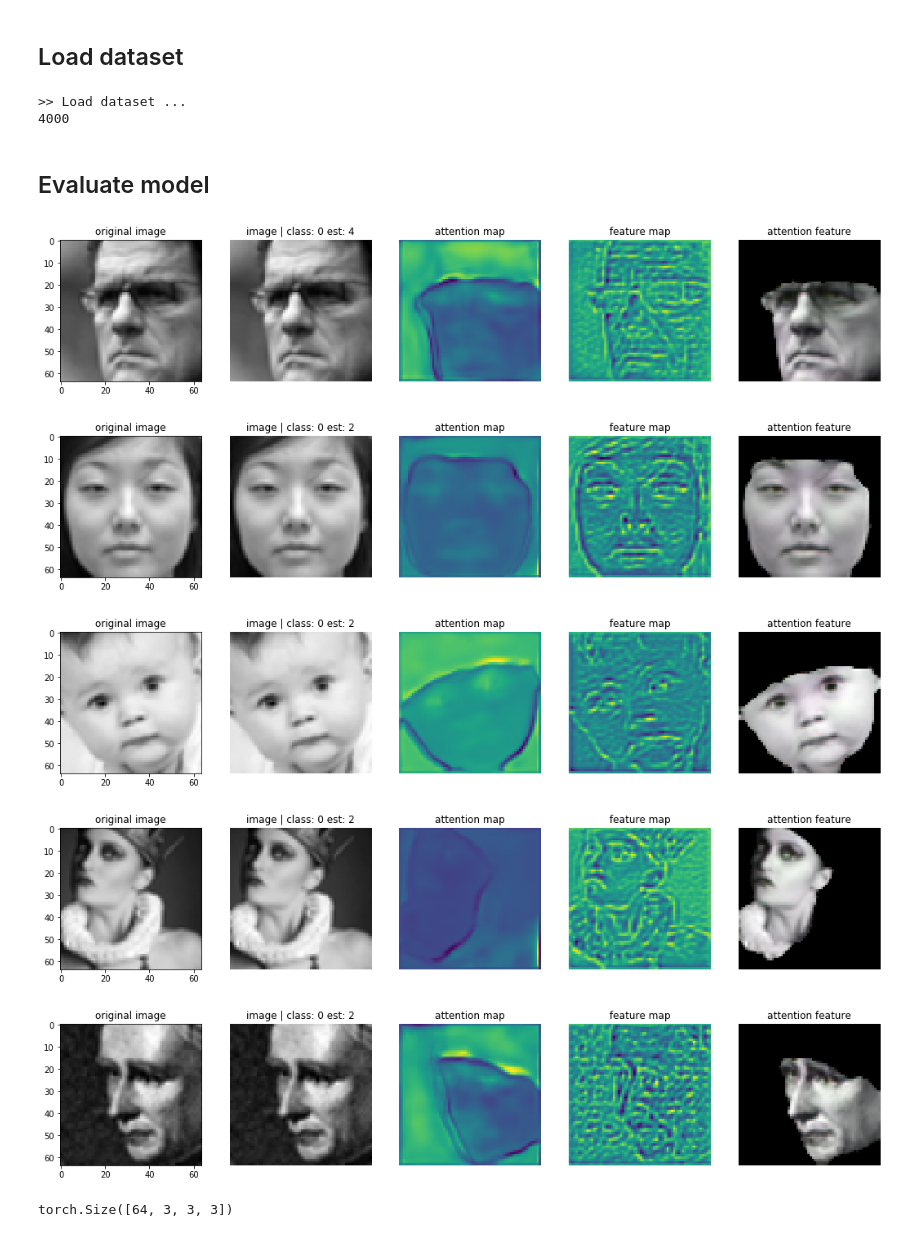
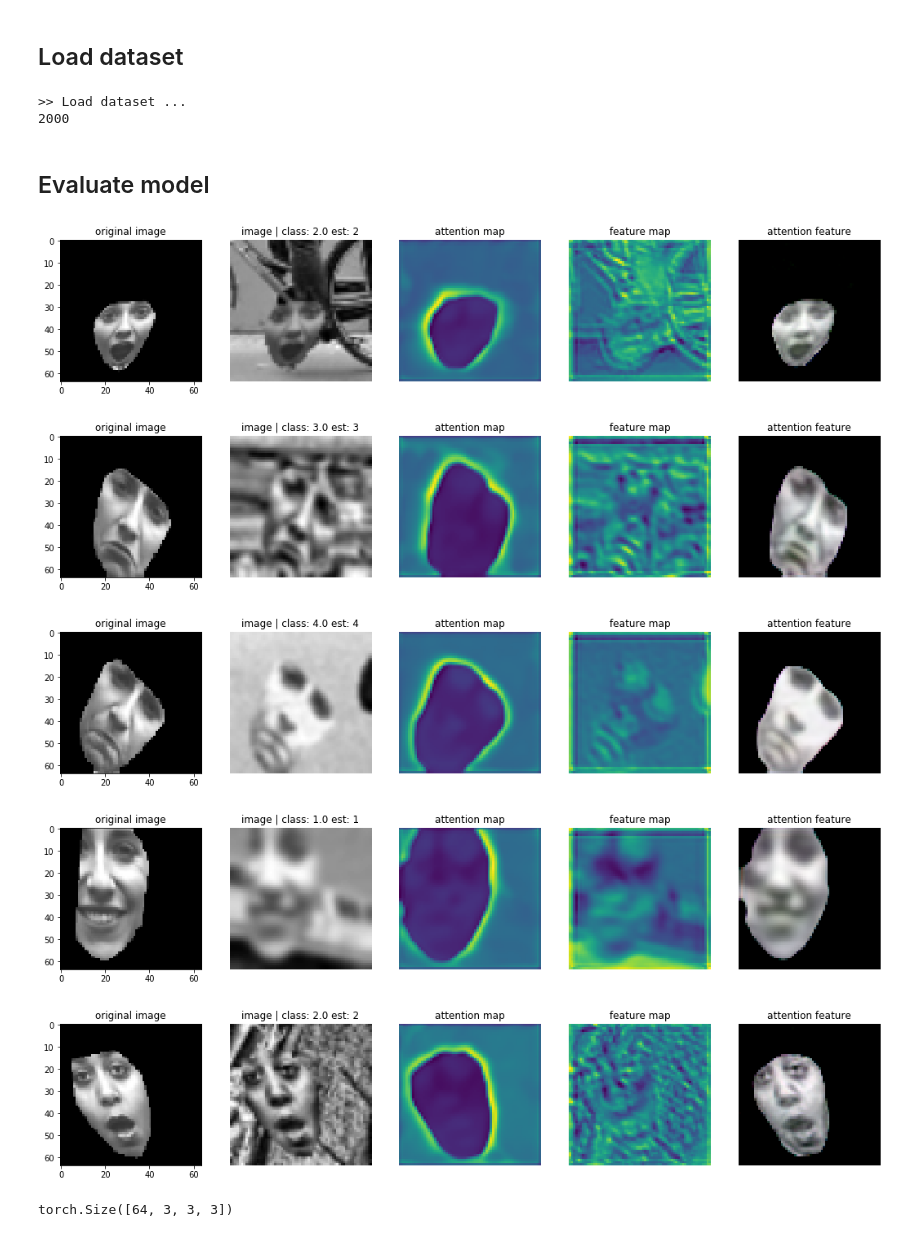
Before and after one commit to pedrodiamel/ferattention, a Jupyter notebook: books/eval_baseline.ipynb, the cells around one changed output. Drawn from its saved outputs; the diff is of its cells as text; code cells hidden in the pictures.

```diff
--- a/books/eval_baseline.ipynb
+++ b/books/eval_baseline.ipynb
@@ -36,8 +43,8 @@ att_attnet_ferattention_attloss_adam_jaffedark_dim64_preactresnet18x32_fold0_000
 # %%
 project          = '../out/attnet'
-name             = 'att_attnet_ferattention_attloss_adam_affectnetdark_dim64_preactresnet18x32_fold0_000'
+name             = 'att_attnet_ferattention_attloss_adam_ckdark_dim64_resnet18x32_fold0_000'
 pathnamedataset  = '~/.datasets'
-pathmodel        = os.path.join( project, name, 'models/chk000110.pth.tar' ) #model_best, chk000120
+pathmodel        = os.path.join( project, name, 'models/model_best.pth.tar' ) #model_best, chk000120
 pathproject      = os.path.join( project, name )
 batch_size       = 2
 workers          = 1
@@ -72,11 +79,11 @@ if net.load( pathmodel ) is not True:
 # %%
 # Load dataset
 print('>> Load dataset ...')
-namedataset = FactoryDataset.affect
+namedataset = FactoryDataset.ckdark
 subset = FactoryDataset.validation
 imagesize=64
-idenselect=[] #np.arange(10)
-breal=True
+idenselect=np.arange(10)
+breal=False
 
 if breal:
 
@@ -90,18 +97,18 @@ if breal:
             download=True
         ),
         num_channels=3,
-    #     transform=get_transforms_det( imsize ),
-        transform=transforms.Compose([
-                #mtrans.ToPad(h_pad=5,w_pad=5),
-                mtrans.ToResize( (imagesize, imagesize), resize_mode='square' ),
-                #mtrans.ToRandomTransform(mtrans.ToGaussianNoise( sigma=0.1 ), prob=1.0 ),
-                #mtrans.RandomCrop( (255,255), limit=50, padding_mode=cv2.BORDER_CONSTANT  ),
-                #mtrans.ToResizeUNetFoV(imsize, cv2.BORDER_REFLECT_101),
-                mtrans.ToGrayscale(),
-                mtrans.ToTensor(),
-                #mtrans.ToMeanNormalization( mean=[0.485, 0.456, 0.406], std=[0.229, 0.224, 0.225] )
-                mtrans.ToNormalization(),
-                ])
+        transform=get_transforms_det( imsize ),
+#         transform=transforms.Compose([
+#                 #mtrans.ToPad(h_pad=5,w_pad=5),
+#                 mtrans.ToResize( (imagesize, imagesize), resize_mode='square' ),
+#                 #mtrans.ToRandomTransform(mtrans.ToGaussianNoise( sigma=0.1 ), prob=1.0 ),
+#                 #mtrans.RandomCrop( (255,255), limit=50, padding_mode=cv2.BORDER_CONSTANT  ),
+#                 #mtrans.ToResizeUNetFoV(imsize, cv2.BORDER_REFLECT_101),
+#                 mtrans.ToGrayscale(),
+#                 mtrans.ToTensor(),
+#                 #mtrans.ToMeanNormalization( mean=[0.485, 0.456, 0.406], std=[0.229, 0.224, 0.225] )
+#                 mtrans.ToNormalization(),
+#                 ])
         )
 
 else:
@@ -130,7 +137,7 @@ print(len(dataset))
 # print( dataset.data.classes )
 # %% [output]
 >> Load dataset ...
-4000
+2000
 # %% [markdown]
 ## Evaluate model
 # %%
@@ -145,7 +152,7 @@ idx=0
 k=0
 for i in range( len(dataset) ):
 
-    idx = i + 80
+    idx = i + 10
     sample = dataset[ idx ]
 
 
@@ -179,38 +186,38 @@ for i in range( len(dataset) ):
     k+=1
     if k > 5: break
 
     plt.figure( figsize=(18,8))
     plt.subplot(151)
     plt.imshow( norm(image_org) )
     plt.title('original image' )
     plt.subplot(152)
     plt.imshow( norm(image) )
     plt.title('image | class: {} est: {}'.format( label, y_lab_hat_max ) )
     plt.axis('off')
     plt.subplot(153)
     plt.imshow( (fmap))
     plt.title('attention map')
     plt.axis('off' )
     plt.subplot(154)
     plt.imshow( srf.sum(2) )
     plt.title('feature map')
     plt.axis('off' )
     plt.subplot(155)
     plt.imshow( norm(att) )
     plt.title('attention feature')
     plt.axis('off')
 
 
     plt.show()
 
 
     # classes = ['Neutral - NE', 'Happiness - HA', 'Surprise - SU', 'Sadness - SA', 'Anger - AN', 'Disgust - DI', 'Fear - FR', 'Contempt - CO']
 # %% [output]
-[figure, old version]
+[figure, new version]
-[figure, old version]
+[figure, new version]
-[figure, old version]
+[figure, new version]
-[figure, old version]
+[figure, new version]
-[figure, old version]
+[figure, new version]
 # %%
 # net.net
 # %%
```
Also changed, not shown: parts of 5 cells of this notebook, 19 other files.
